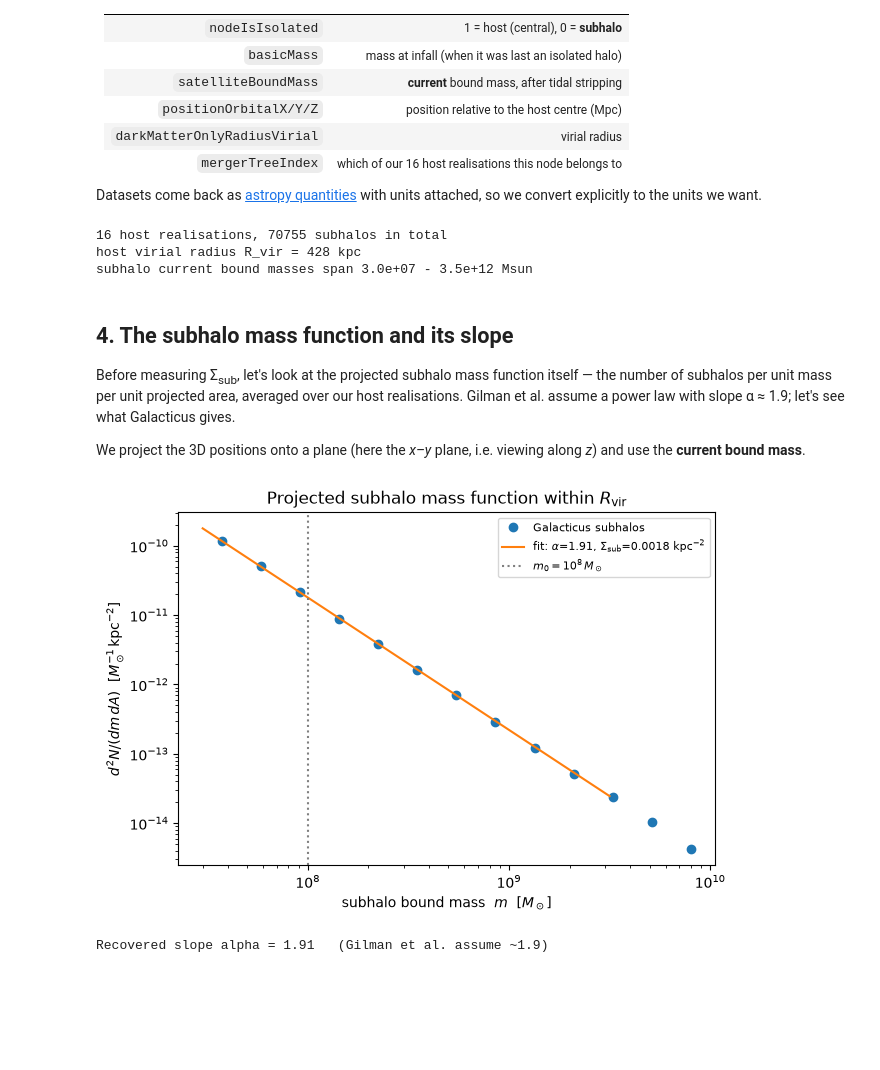
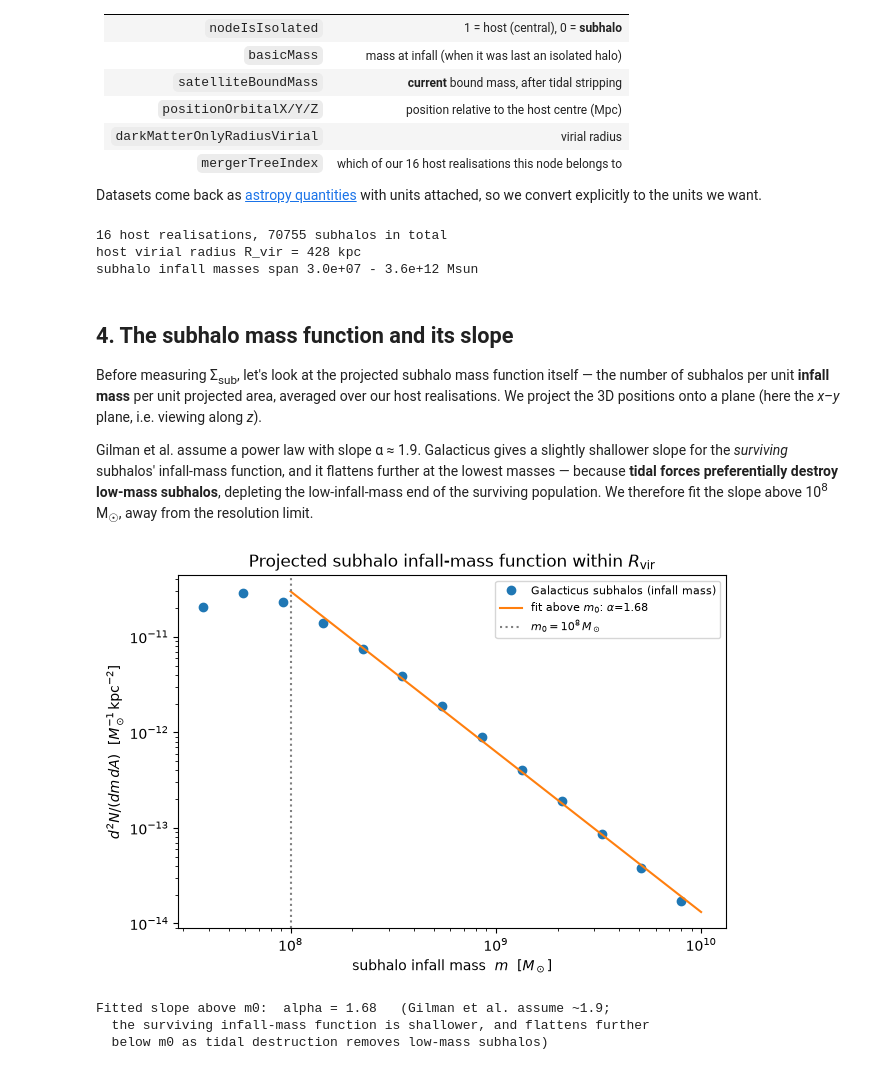
Before and after one commit to galacticusorg/tutorials, a Jupyter notebook: tutorial/02-analysis.ipynb, the cells around one changed output. Drawn from its saved outputs; the diff is of its cells as text; code cells hidden in the pictures; blank space fills up the shorter version.

```diff
--- a/tutorial/02-analysis.ipynb
+++ b/tutorial/02-analysis.ipynb
@@ -128,62 +135,70 @@ n_trees = int(is_host.sum())
 Rvir_host = float(np.median(r_vir[is_host]))       # host virial radius (kpc)
 print(f"{n_trees} host realisations, {is_sub.sum()} subhalos in total")
 print(f"host virial radius R_vir = {Rvir_host:.0f} kpc")
-print(f"subhalo current bound masses span {m_bound[is_sub].min():.1e} - {m_bound[is_sub].max():.1e} Msun")
+print(f"subhalo infall masses span {m_infall[is_sub].min():.1e} - {m_infall[is_sub].max():.1e} Msun")
 # %% [output]
 16 host realisations, 70755 subhalos in total
 host virial radius R_vir = 428 kpc
-subhalo current bound masses span 3.0e+07 - 3.5e+12 Msun
+subhalo infall masses span 3.0e+07 - 3.6e+12 Msun
 # %% [markdown]
 ## 4. The subhalo mass function and its slope
 
 Before measuring Σ<sub>sub</sub>, let's look at the projected subhalo mass
-function itself — the number of subhalos per unit mass per unit projected area,
-averaged over our host realisations. Gilman et al. assume a power law with slope
-α ≈ 1.9; let's see what Galacticus gives.
+function itself — the number of subhalos per unit **infall mass** per unit
+projected area, averaged over our host realisations. We project the 3D positions
+onto a plane (here the *x–y* plane, i.e. viewing along *z*).
 
-We project the 3D positions onto a plane (here the *x–y* plane, i.e. viewing
-along *z*) and use the **current bound mass**.
+Gilman et al. assume a power law with slope α ≈ 1.9. Galacticus gives a slightly
+shallower slope for the *surviving* subhalos' infall-mass function, and it
+flattens further at the lowest masses — because **tidal forces preferentially
+destroy low-mass subhalos**, depleting the low-infall-mass end of the surviving
+population. We therefore fit the slope above 10<sup>8</sup> M<sub>☉</sub>, away
+from the resolution limit.
 # %%
 import matplotlib.pyplot as plt
 
 R_proj = np.sqrt(x**2 + y**2)                 # projected radius (kpc)
 area_vir = np.pi * Rvir_host**2               # projected area within R_vir (kpc^2)
 
 # Subhalos within the projected virial radius
 sel = is_sub & (R_proj < Rvir_host)
 
 m0 = 1.0e8                                     # pivot mass (Msun)
 edges = np.logspace(np.log10(3e7), 10, 14)    # from the resolution up to ~1e10
 centre = np.sqrt(edges[:-1] * edges[1:])
 width  = np.diff(edges)
 
-counts, _ = np.histogram(m_bound[sel], bins=edges)
+counts, _ = np.histogram(m_infall[sel], bins=edges)
 dN_dm_dA  = counts / (n_trees * width * area_vir)   # per host, per Msun, per kpc^2
 
-# Power-law fit where we have enough counts
-ok = counts > 10
-G = np.vstack([np.ones(ok.sum()), np.log(centre[ok] / m0)]).T
-(logA, slope), *_ = np.linalg.lstsq(G, np.log(dN_dm_dA[ok]), rcond=None)
+# Power-law fit above the pivot mass (avoids the tidally-depleted low-mass end)
+fit_range = (centre > m0) & (counts > 10)
+G = np.vstack([np.ones(fit_range.sum()), np.log(centre[fit_range] / m0)]).T
+(logA, slope), *_ = np.linalg.lstsq(G, np.log(dN_dm_dA[fit_range]), rcond=None)
 alpha = -slope
-Sigma_from_fit = m0 * np.exp(logA)
 
+show = counts > 10
 fig, ax = plt.subplots(figsize=(6.5, 4.5))
-ax.loglog(centre[ok], dN_dm_dA[ok], "o", label="Galacticus subhalos")
-mm = np.logspace(np.log10(3e7), 9.5, 50)
-ax.loglog(mm, (Sigma_from_fit/m0) * (mm/m0)**(-alpha), "-",
-          label=fr"fit: $\alpha$={alpha:.2f}, $\Sigma_{{\rm sub}}$={Sigma_from_fit:.4f} kpc$^{{-2}}$")
+ax.loglog(centre[show], dN_dm_dA[show], "o", label="Galacticus subhalos (infall mass)")
+mm = np.logspace(8, 10, 50)
+ax.loglog(mm, np.exp(logA) * (mm/m0)**(-alpha), "-",
+          label=fr"fit above $m_0$: $\alpha$={alpha:.2f}")
 ax.axvline(m0, color="grey", ls=":", label=r"$m_0 = 10^8\,M_\odot$")
-ax.set_xlabel(r"subhalo bound mass  $m$  [$M_\odot$]")
-ax.set_ylabel(r"$d^2N/(dm\,dA)$  [$M_\odot^{-1}\,{\rm kpc}^{-2}$]")
-ax.set_title(r"Projected subhalo mass function within $R_{\rm vir}$")
+ax.set_xlabel(r"subhalo infall mass  $m$  [$M_\odot$]")
+ax.set_ylabel(r"$d^2N/(dm\,dA)$  [$M_\odot^{-1}\,\mathrm{kpc}^{-2}$]")
+ax.set_title(r"Projected subhalo infall-mass function within $R_\mathrm{vir}$")
 ax.legend(fontsize=8)
 plt.tight_layout()
 plt.show()
 
-print(f"Recovered slope alpha = {alpha:.2f}   (Gilman et al. assume ~1.9)")
+print(f"Fitted slope above m0:  alpha = {alpha:.2f}   (Gilman et al. assume ~1.9;")
+print(f"  the surviving infall-mass function is shallower, and flattens further")
+print(f"  below m0 as tidal destruction removes low-mass subhalos)")
 # %% [output]
-[figure, old version]
+[figure, new version]
-Recovered slope alpha = 1.91   (Gilman et al. assume ~1.9)
+Fitted slope above m0:  alpha = 1.68   (Gilman et al. assume ~1.9;
+  the surviving infall-mass function is shallower, and flattens further
+  below m0 as tidal destruction removes low-mass subhalos)
 # %% [markdown]
 ## 5. Measure Σ<sub>sub</sub>
 
```
Also changed, not shown: parts of 8 cells of this notebook, 3 other files.
